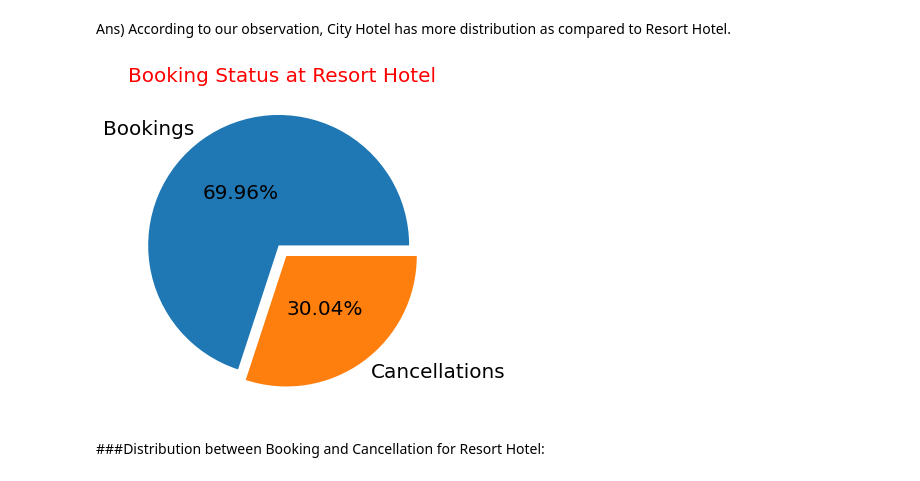
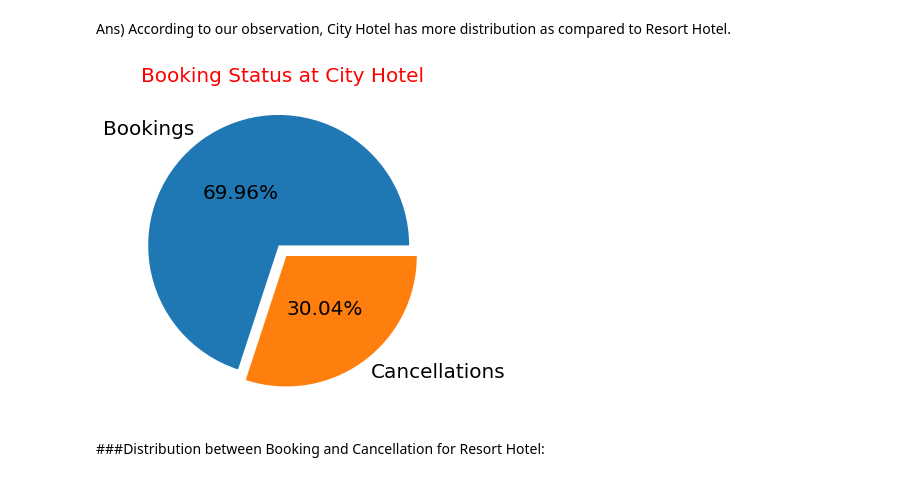
Before and after one commit to shahushubham07/Hotel_Booking_Analysis_EDA, a Jupyter notebook: Hotel_Booking_Analysis_Capstone_Project.ipynb, the cells around one changed output. Cells and saved outputs as stored; diff of their text form; code cells hidden in the pictures.

```diff
--- a/Hotel_Booking_Analysis_Capstone_Project.ipynb
+++ b/Hotel_Booking_Analysis_Capstone_Project.ipynb
@@ -351,13 +351,13 @@ Ans) According to our observation, City Hotel has more distribution as compared
 # %%
 # Creating a pie chart to display distibution between Booking and Cancellation for City Hotel
 
 resort_hotel = pd.DataFrame(df1[df1['hotel']== 'City Hotel'])
 plt.figure(figsize=((6,6)))
-plt.title(label='Booking Status at Resort Hotel',fontsize=20, color='red')
+plt.title(label='Booking Status at City Hotel',fontsize=20, color='red')
 plt.pie(resort_hotel.is_canceled.value_counts(), labels=['Bookings','Cancellations'],explode=[0.05]*2, autopct='%1.2f%%', pctdistance=0.5, textprops={'fontsize': 20})
 plt.show()
 # %% [output]
-[figure, old version]
+[figure, new version]
 # %% [markdown]
 ###Distribution between Booking and Cancellation for Resort Hotel:
 # %%
```
Also changed, not shown: parts of 1 cell of this notebook.
